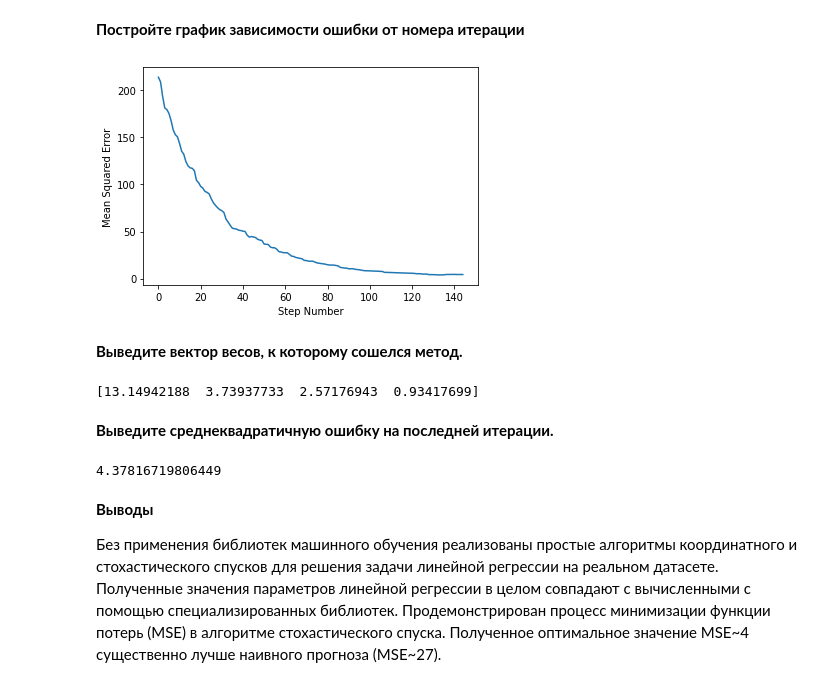
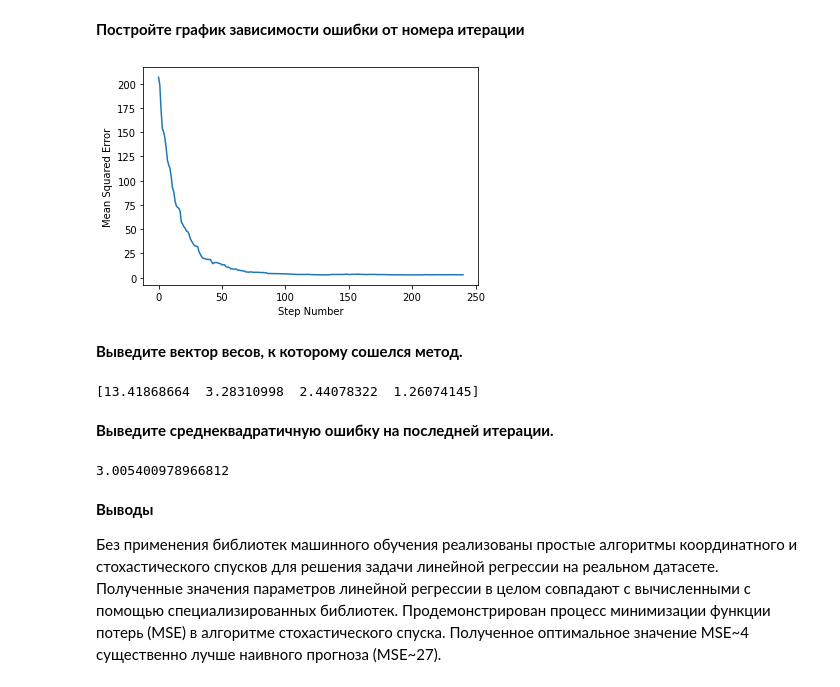
Before and after one commit to igord21/Practice_DC, a Jupyter notebook: task_6_optimization/Optimization_Practice.ipynb, the cells around one changed output. Drawn from its saved outputs; the diff is of its cells as text; code cells hidden in the pictures.

```diff
--- a/task_6_optimization/Optimization_Practice.ipynb
+++ b/task_6_optimization/Optimization_Practice.ipynb
@@ -229,29 +231,29 @@ def stochastic_gradient_descent(X, y, w, eta, max_iter, tol):
 **Постройте график зависимости ошибки от номера итерации**
 # %%
 w = np.zeros(X.shape[1]) # начальные веса
-eta = 0.01               # темп обучения
+eta = 0.018               # темп обучения
 max_iter = 1E5           # максимальное кол-во итераций
 tol = 1E-3               # критерий остановки (расстояние между векторами)
 np.random.seed(42)
 w, mse_list = stochastic_gradient_descent(X, y, w, eta, max_iter, tol)
 
 plt.plot(list(range(len(mse_list))), mse_list)
 plt.xlabel('Step Number')
 plt.ylabel('Mean Squared Error');
 # %% [output]
-[figure, old version]
+[figure, new version]
 # %% [markdown]
 **Выведите вектор весов, к которому сошелся метод.**
 # %%
 print(w)
 # %% [output]
-[13.14942188  3.73937733  2.57176943  0.93417699]
+[13.41868664  3.28310998  2.44078322  1.26074145]
 # %% [markdown]
 **Выведите среднеквадратичную ошибку на последней итерации.**
 # %%
 print(mse_list[-1])
 # %% [output]
-4.37816719806449
+3.005400978966812
 # %% [markdown]
 **Выводы**
 
```
Also changed, not shown: parts of 1 cell of this notebook.
